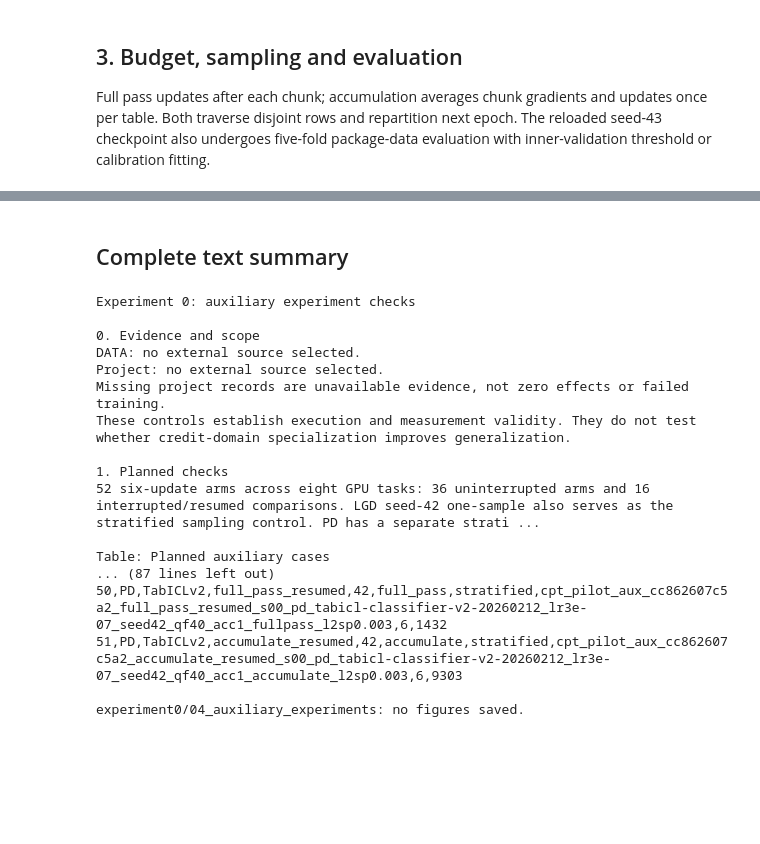
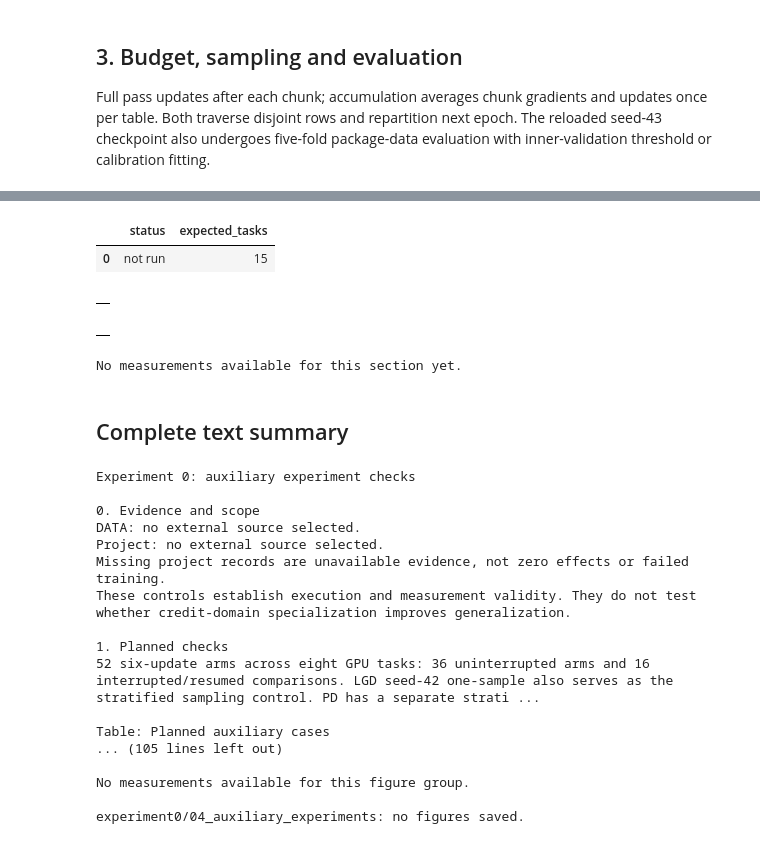
Before and after one commit to andreasgoethals/CreditPFN, a Jupyter notebook: notebooks/experiment0/04_auxiliary_experiments.ipynb, the cells around one changed output, grey strips where cells are left out. Drawn from its saved outputs; the diff is of its cells as text; code cells hidden in the pictures; blank space fills up the shorter version.

```diff
--- a/notebooks/experiment0/04_auxiliary_experiments.ipynb
+++ b/notebooks/experiment0/04_auxiliary_experiments.ipynb
@@ -97,3 +101,17 @@ report.add('3. Budget, sampling and evaluation', 'Equal successful-update counts
+# %%
+from src.visualize import inference_review as review
+review_coverage, review_values, review_boundaries = review.evidence()
+report.table('Numerical-review completion and parity', review_coverage)
+report.table('Native-context five-fold measurements', review_values)
+report.table('Fixed-query boundary probes', review_boundaries)
+cp.show(sink, review.plot(review_coverage, review_values), track="pd")
+report.add('4. Final inference checks', review.NOTE)
+# %% [output]
+|  | status | expected_tasks |
+| 0 | not run | 15 |
+|  |
+|  |
+No measurements available for this section yet.
 # %% [markdown]
 ## Complete text summary
 # %%
@@ -111,8 +129,8 @@ These controls establish execution and measurement validity. They do not test wh
 52 six-update arms across eight GPU tasks: 36 uninterrupted arms and 16 interrupted/resumed comparisons. LGD seed-42 one-sample also serves as the stratified sampling control. PD has a separate strati ...
 
 Table: Planned auxiliary cases
-... (87 lines left out)
-50,PD,TabICLv2,full_pass_resumed,42,full_pass,stratified,cpt_pilot_aux_cc862607c5a2_full_pass_resumed_s00_pd_tabicl-classifier-v2-20260212_lr3e-07_seed42_qf40_acc1_fullpass_l2sp0.003,6,1432
-51,PD,TabICLv2,accumulate_resumed,42,accumulate,stratified,cpt_pilot_aux_cc862607c5a2_accumulate_resumed_s00_pd_tabicl-classifier-v2-20260212_lr3e-07_seed42_qf40_acc1_accumulate_l2sp0.003,6,9303
+... (105 lines left out)
+
+No measurements available for this figure group.
 
 experiment0/04_auxiliary_experiments: no figures saved.
```
Also changed, not shown: parts of 1 cell of this notebook, 36 other files.
